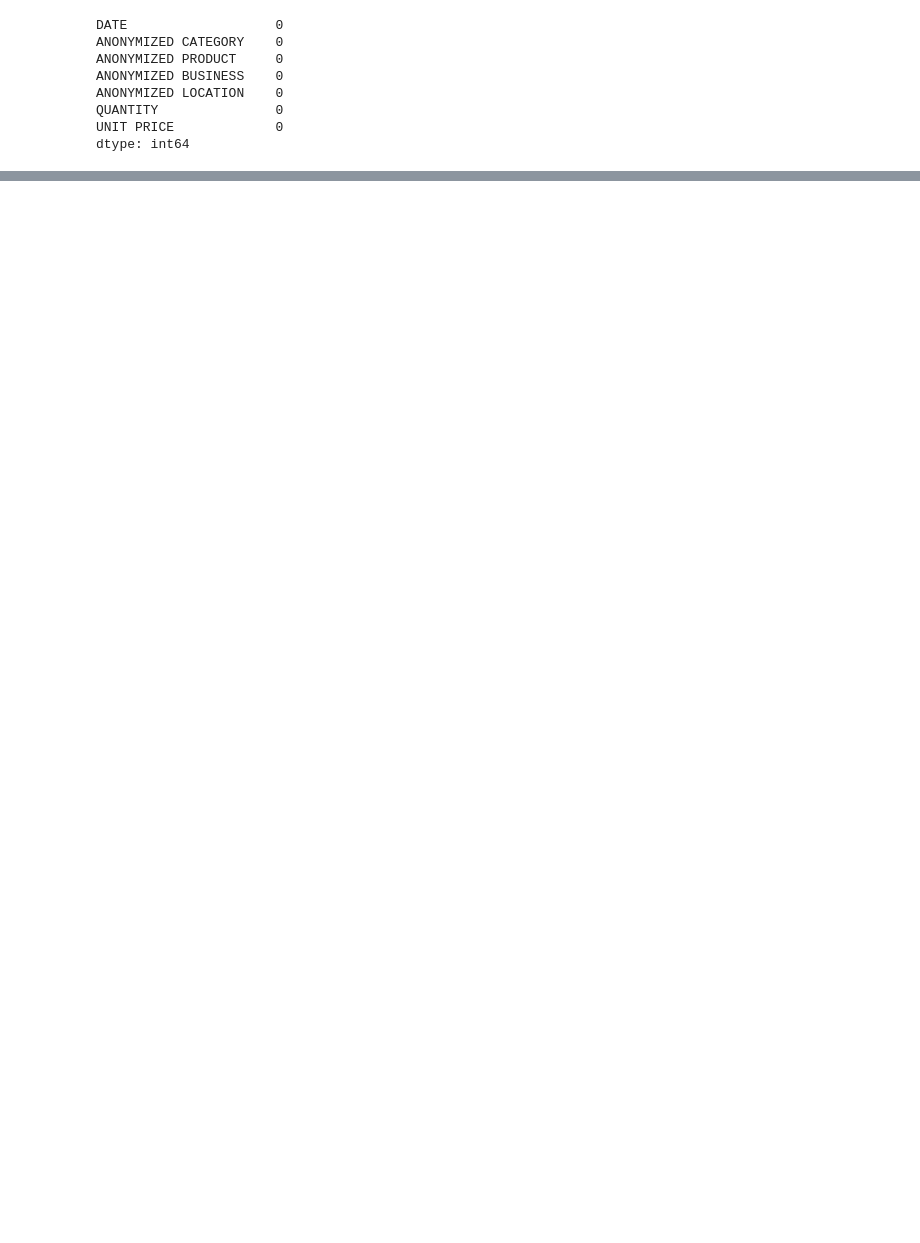
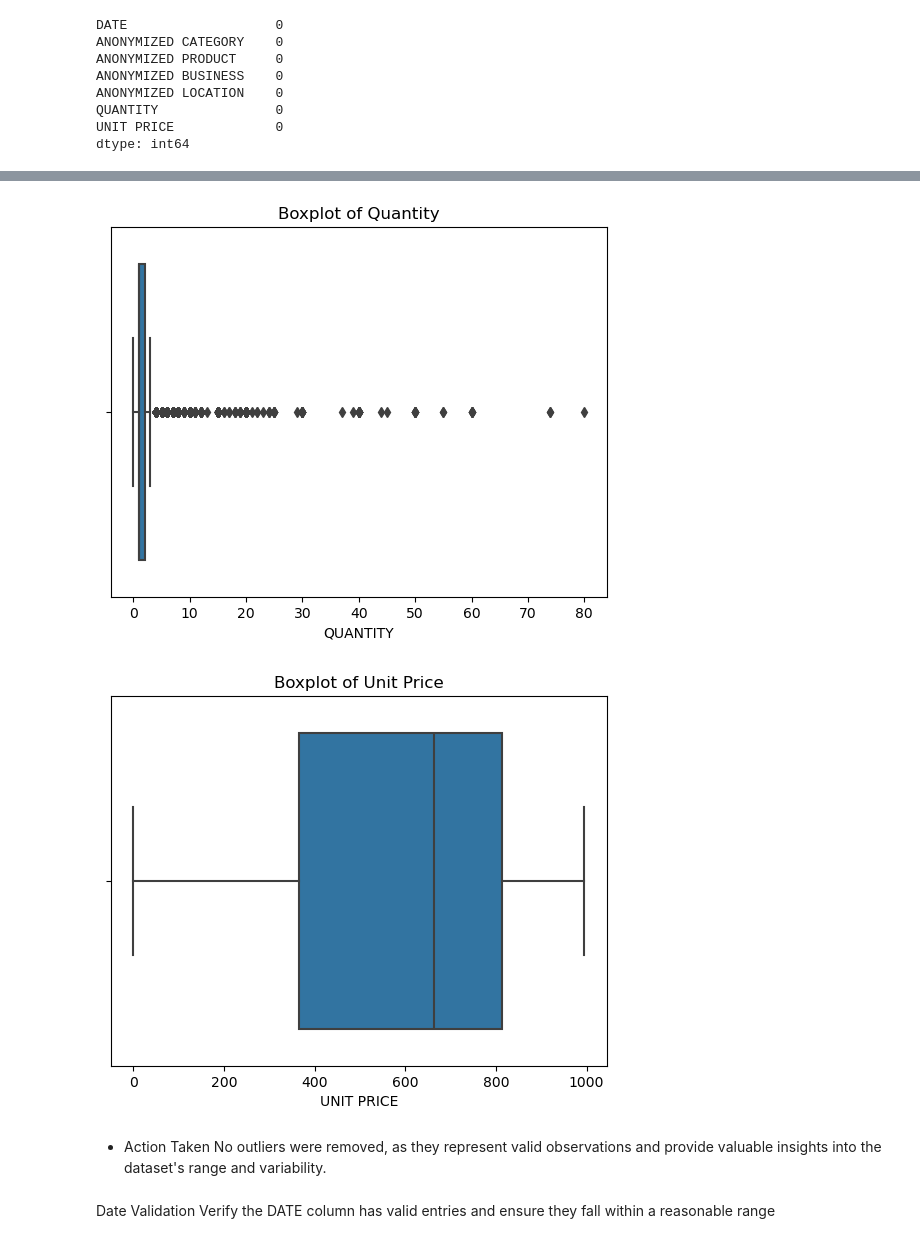
Before and after one commit to PaulMuniu/Kwanza-Tukule-Data-Analysis, a Jupyter notebook: Kwanza_Tukule.ipynb, the cells around one changed output, grey strips where cells are left out. Drawn from its saved outputs; the diff is of its cells as text; code cells hidden in the pictures; blank space fills up the shorter version.

Commit message:
Data Cleaning and Preparation

```diff
--- a/Kwanza_Tukule.ipynb
+++ b/Kwanza_Tukule.ipynb
@@ -113,0 +126,2 @@ dtype: int64
+# %%
+data.drop_duplicates(inplace=True)
@@ -113,0 +151,6 @@ dtype: int64
+# %%
+# convert the date column to datetime
+data['DATE'] = pd.to_datetime(data['DATE'], errors='coerce')
+
+#convert the Unit Price column to float
+data['UNIT PRICE'] = pd.to_numeric(data['UNIT PRICE'], errors='coerce')
@@ -113,0 +174,3 @@ dtype: int64
+# %%
+# Create 'Month-Year' column
+data['Month-Year'] = data['DATE'].dt.strftime('%B %Y')
@@ -113,0 +205,20 @@ dtype: int64
+# %%
+
+# Check for outliers in QUANTITY
+sns.boxplot(x=data['QUANTITY'])
+plt.title('Boxplot of Quantity')
+plt.show()
+
+# Check for outliers in UNIT PRICE
+sns.boxplot(x=data['UNIT PRICE'])
+plt.title('Boxplot of Unit Price')
+plt.show()
+# %% [output]
+[figure, added]
+[figure, added]
+# %% [markdown]
+- Action Taken
+No outliers were removed, as they represent valid observations and provide valuable insights into the dataset's range and variability.
+# %% [markdown]
+ Date Validation
+Verify the DATE column has valid entries and ensure they fall within a reasonable range
```
Also changed, not shown: parts of 21 cells of this notebook.
